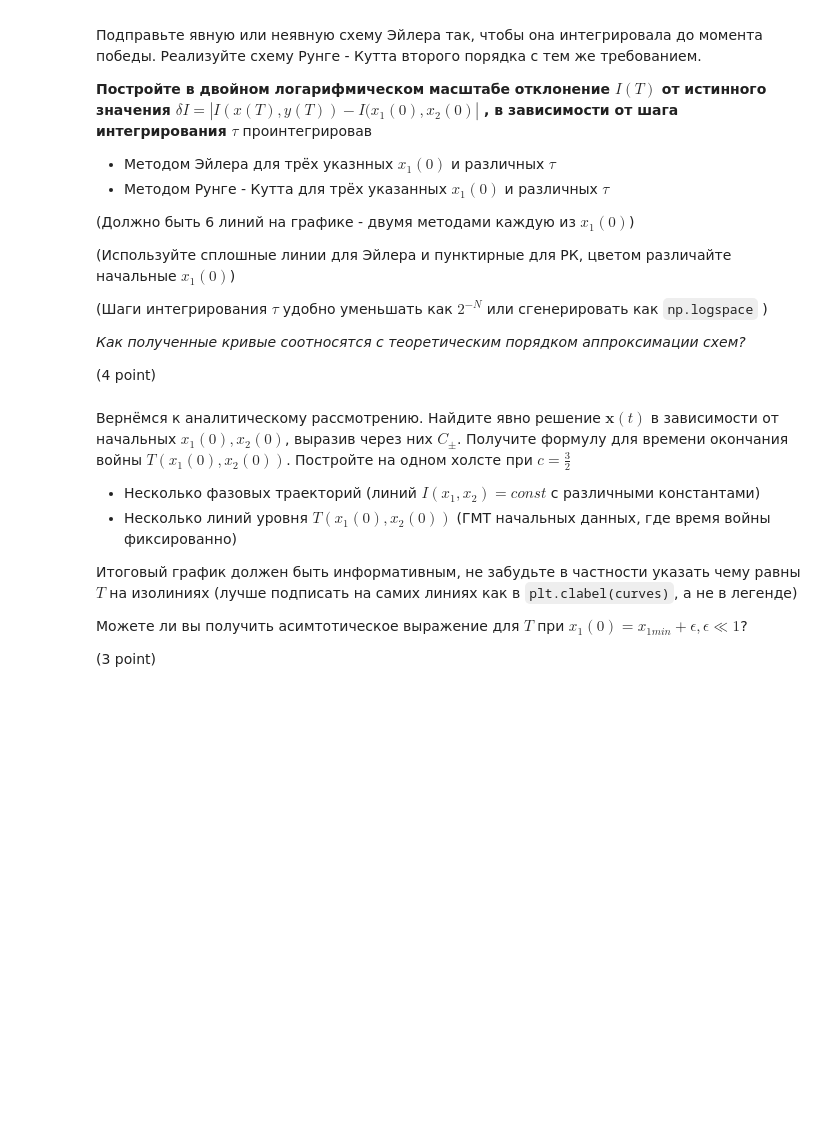
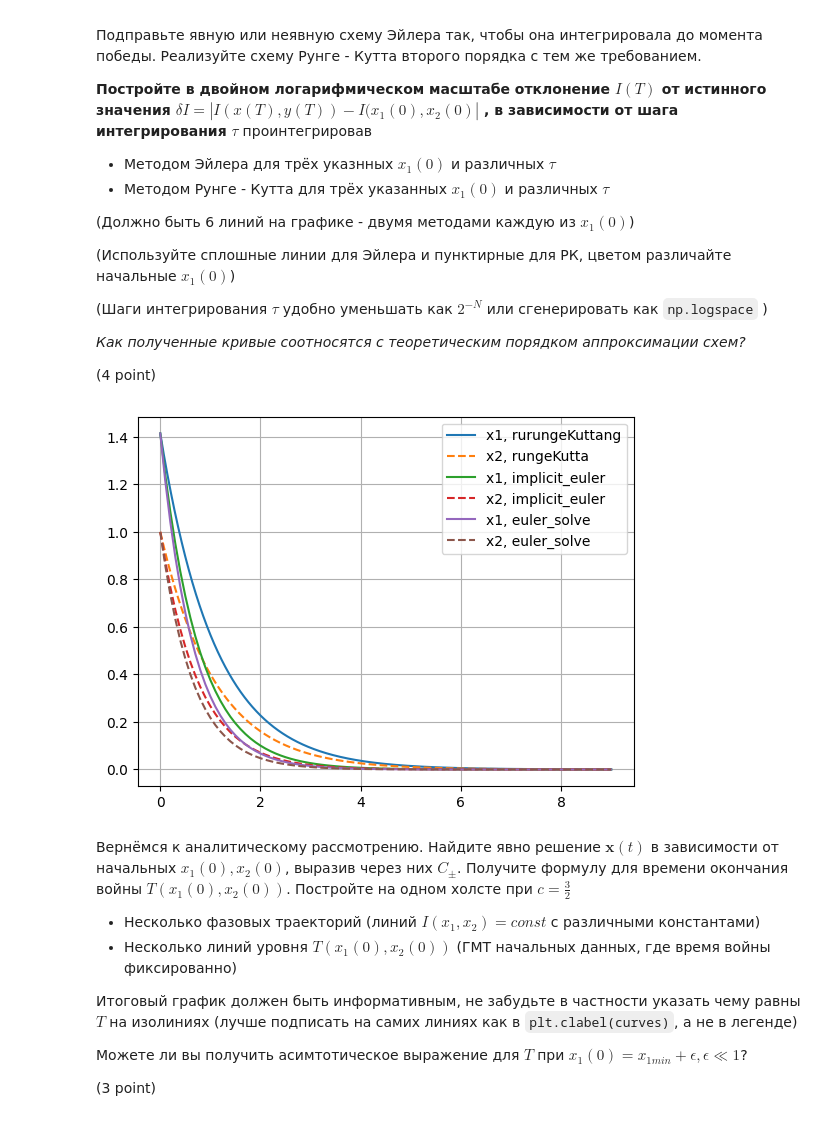
Before and after one commit to Clai101/Comp_Ph, a Jupyter notebook: 1_Sorted_HW/HW_2/IVP_ODE.ipynb, the cells around one changed output. Cells and saved outputs as stored; diff of their text form; code cells hidden in the pictures; blank space fills up the shorter version.

```diff
--- a/1_Sorted_HW/HW_2/IVP_ODE.ipynb
+++ b/1_Sorted_HW/HW_2/IVP_ODE.ipynb
@@ -234,3 +244,53 @@ raise NotImplementedError()
+# %%
+c = 2
+x_2 = 1
+x_1 = np.sqrt(c) * x_2
+A = np.array([[0, -c], [-1, 0]])
+def rungeKutta(x0, tEnd):
+    f = lambda y: np.matmul(A, y)
+    time_space = np.logspace(0, tEnd, 10000, endpoint=True) - 1
+    x = np.zeros([len(x0), len(time_space)])
+    x[:,0] = x0
+    def increment(t1, t2, y1):
+        dt = t2 - t1
+        k1=f(y1)
+        k2=f(y1+k1*dt)
+        return dt*(y1 + k1+k2)/2
+    for k in range(len(time_space)-1):
+        x[:, k+1] = x[:, k] + increment(time_space[k], time_space[k+1], x[:, k])
+    return time_space, x
+
+def implicit_euler_solve_(u0, T, dt):
+    num_steps = int(T/dt)
+    tt = np.arange(num_steps+1)*dt
+    y = np.zeros([len(u0), num_steps+1])
+    y[:,0] = u0
+    for k in range(num_steps):
+        y[:, k+1]= np.matmul(np.linalg.inv(np.eye(len(u0)) - dt * A), y[:, k])
+    return tt, y
+
+def euler_solve_(u0, T, dt):
+    num_steps = int(T/dt)
+    tt = np.arange(num_steps+1)*dt
+    y = np.zeros([len(u0), num_steps+1])
+    y[:,0] = u0
+    for k in range(num_steps):
+        y[:,k+1] = y[:,k] + np.matmul(dt*A, y[:,k])
+    return tt, y
+
+tt, y = rungeKutta(np.array([x_1, x_2]), 1)
+plt.plot(tt, y[0], label="x1, rurungeKuttang")
+plt.plot(tt, y[1], "--", label="x2, rungeKutta")
+tt, y = implicit_euler_solve_(np.array([x_1, x_2]), 9, 0.1)
+plt.plot(tt, y[0], label="x1, implicit_euler")
+plt.plot(tt, y[1], "--", label="x2, implicit_euler")
+tt, y = euler_solve_(np.array([x_1, x_2]), 9, 0.1)
+plt.plot(tt, y[0], label="x1, euler_solve")
+plt.plot(tt, y[1], "--", label="x2, euler_solve")
+plt.legend(loc='best')
+plt.grid(True)
+# %% [output]
+[figure, added]
 # %% [markdown]
 Вернёмся к аналитическому рассмотрению.
 Найдите явно решение $\mathbf{x}(t)$ в зависимости от начальных $x_1(0), x_2(0)$, выразив через них $C_{\pm}$.
```
Also changed, not shown: parts of 5 cells of this notebook.
